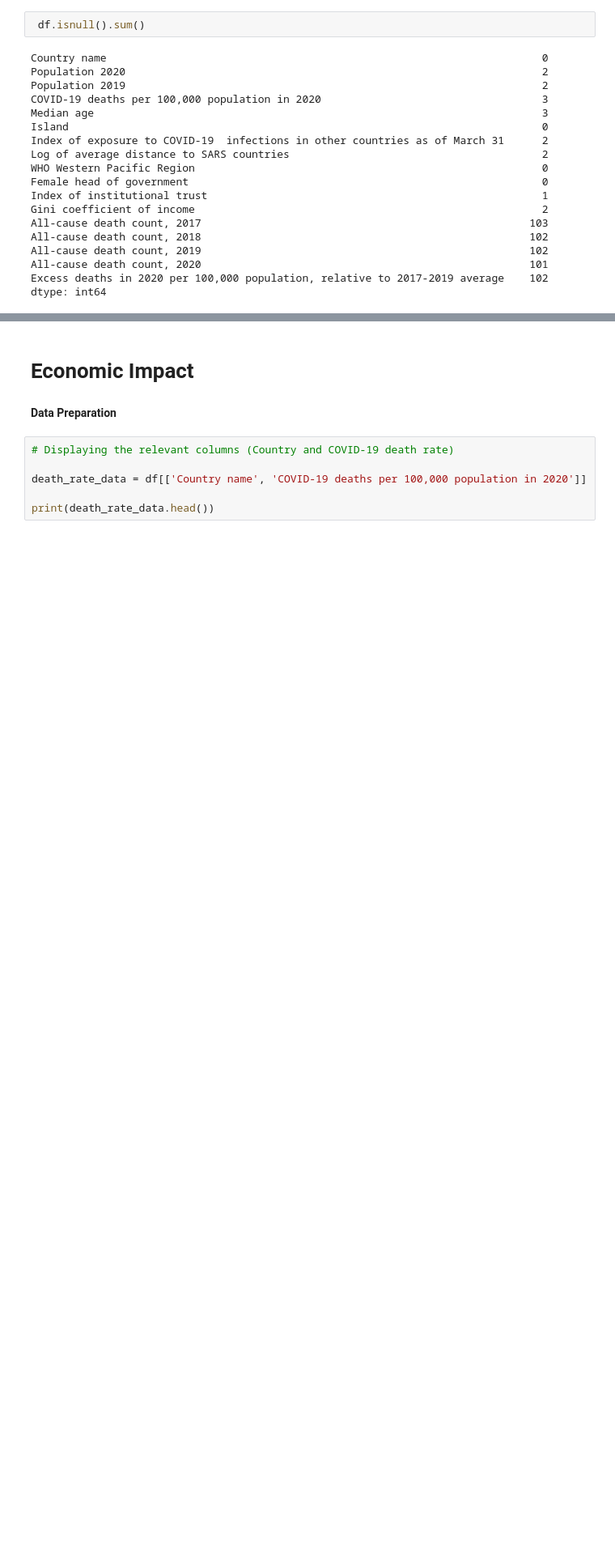
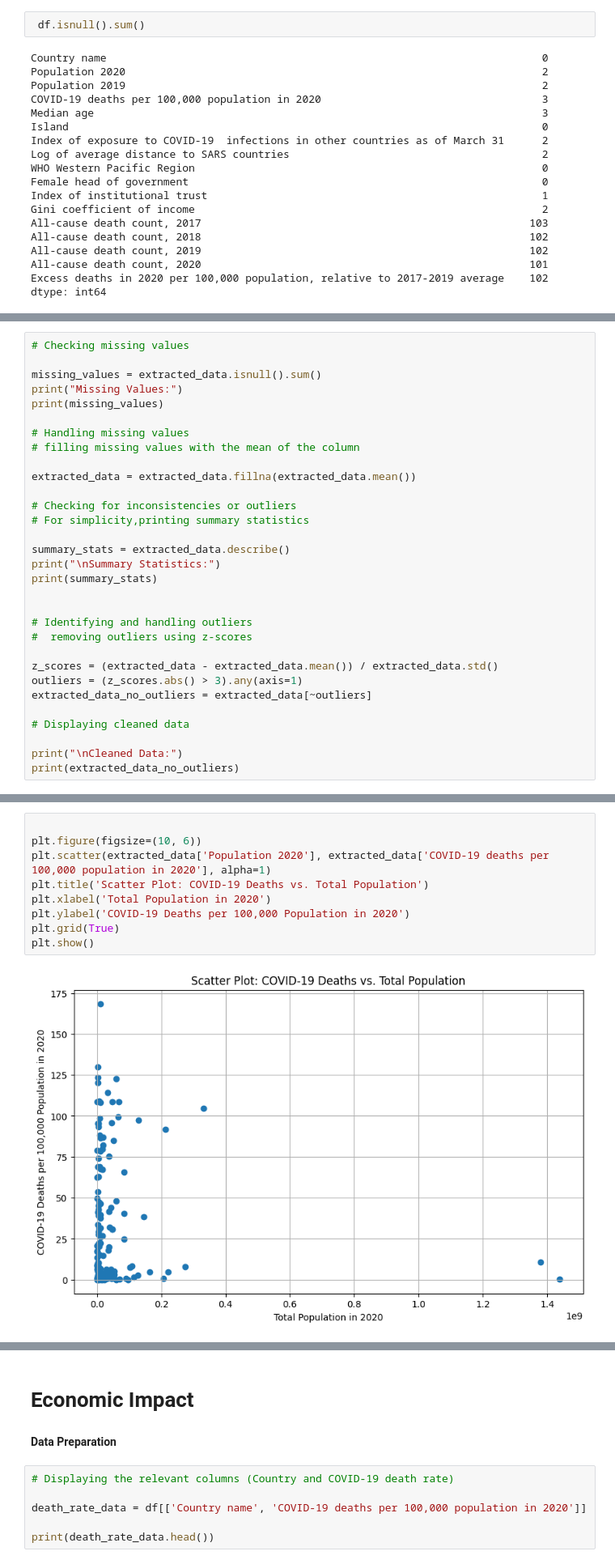
Before and after one commit to Amityadav10x/Data-Science-datasets_Practice, a Jupyter notebook: Covid_Dataset.ipynb, the cells around one changed output, grey strips where cells are left out. Shown at 81% size. Cells and saved outputs as stored; diff of their text form; blank space fills up the shorter version.

```diff
--- a/Covid_Dataset.ipynb
+++ b/Covid_Dataset.ipynb
@@ -104,0 +228,31 @@ dtype: int64
+# %%
+# Checking missing values
+
+missing_values = extracted_data.isnull().sum()
+print("Missing Values:")
+print(missing_values)
+
+# Handling missing values
+# filling missing values with the mean of the column
+
+extracted_data = extracted_data.fillna(extracted_data.mean())
+
+# Checking for inconsistencies or outliers
+# For simplicity,printing summary statistics
+
+summary_stats = extracted_data.describe()
+print("\nSummary Statistics:")
+print(summary_stats)
+
+
+# Identifying and handling outliers
+#  removing outliers using z-scores
+
+z_scores = (extracted_data - extracted_data.mean()) / extracted_data.std()
+outliers = (z_scores.abs() > 3).any(axis=1)
+extracted_data_no_outliers = extracted_data[~outliers]
+
+# Displaying cleaned data
+
+print("\nCleaned Data:")
+print(extracted_data_no_outliers)
@@ -104,0 +296,11 @@ dtype: int64
+# %%
+
+plt.figure(figsize=(10, 6))
+plt.scatter(extracted_data['Population 2020'], extracted_data['COVID-19 deaths per 100,000 population in 2020'], alpha=1)
+plt.title('Scatter Plot: COVID-19 Deaths vs. Total Population')
+plt.xlabel('Total Population in 2020')
+plt.ylabel('COVID-19 Deaths per 100,000 Population in 2020')
+plt.grid(True)
+plt.show()
+# %% [output]
+[figure, added]
```
Also changed, not shown: parts of 18 cells of this notebook.
